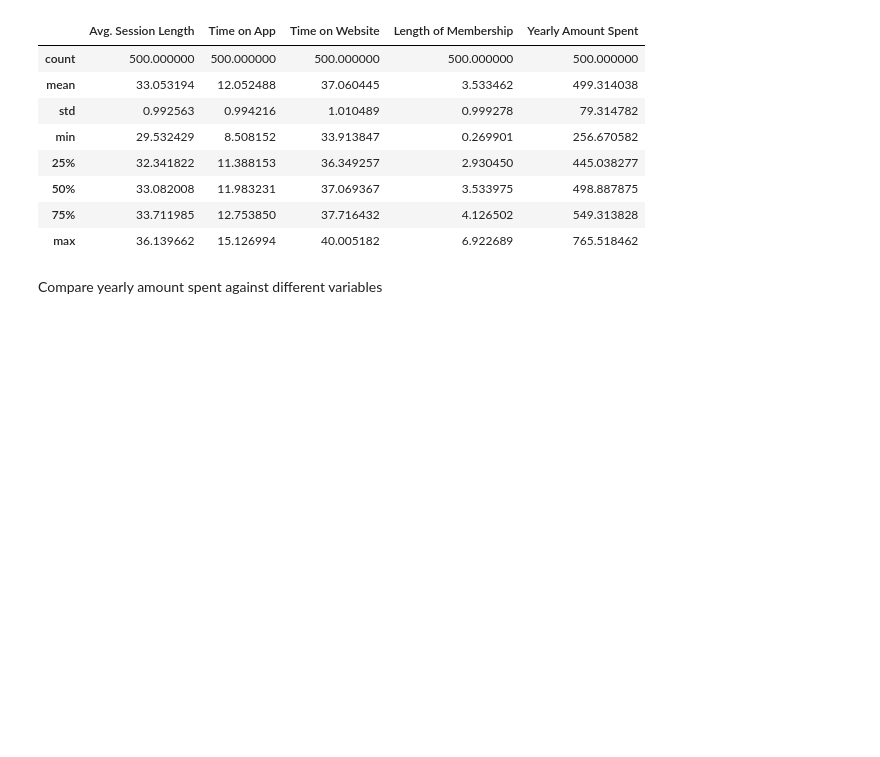
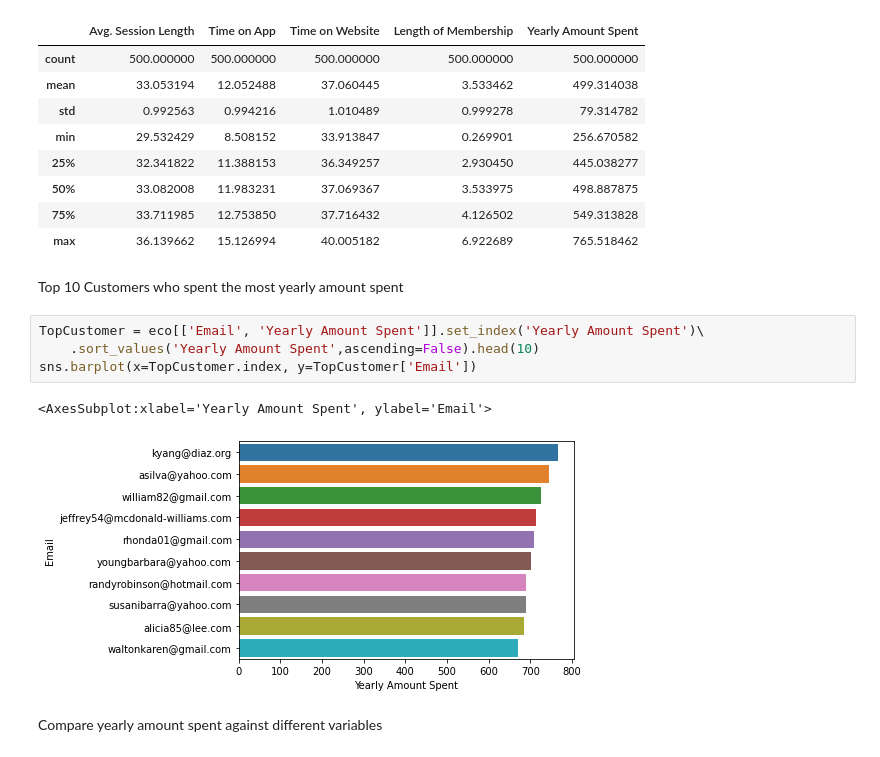
Before and after one commit to daeisbae/KaggleEcommerceAnalysisAndML, a Jupyter notebook: DataAnalysis.ipynb, the cells around one changed output. Saved outputs shown, nothing was run; the diff lists cells and outputs as text; blank space fills up the shorter version.

```diff
--- a/DataAnalysis.ipynb
+++ b/DataAnalysis.ipynb
@@ -28,6 +28,15 @@ eco.describe()
 | 50% | 33.082008 | 11.983231 | 37.069367 | 3.533975 | 498.887875 |
 | 75% | 33.711985 | 12.753850 | 37.716432 | 4.126502 | 549.313828 |
 | max | 36.139662 | 15.126994 | 40.005182 | 6.922689 | 765.518462 |
+# %% [markdown]
+Top 10 Customers who spent the most yearly amount spent
+# %%
+TopCustomer = eco[['Email', 'Yearly Amount Spent']].set_index('Yearly Amount Spent')\
+    .sort_values('Yearly Amount Spent',ascending=False).head(10)
+sns.barplot(x=TopCustomer.index, y=TopCustomer['Email'])
+# %% [output]
+<AxesSubplot:xlabel='Yearly Amount Spent', ylabel='Email'>
+[figure, added]
 # %% [markdown]
 Compare yearly amount spent against different variables
 # %%
```
Also changed, not shown: 1 other file.
